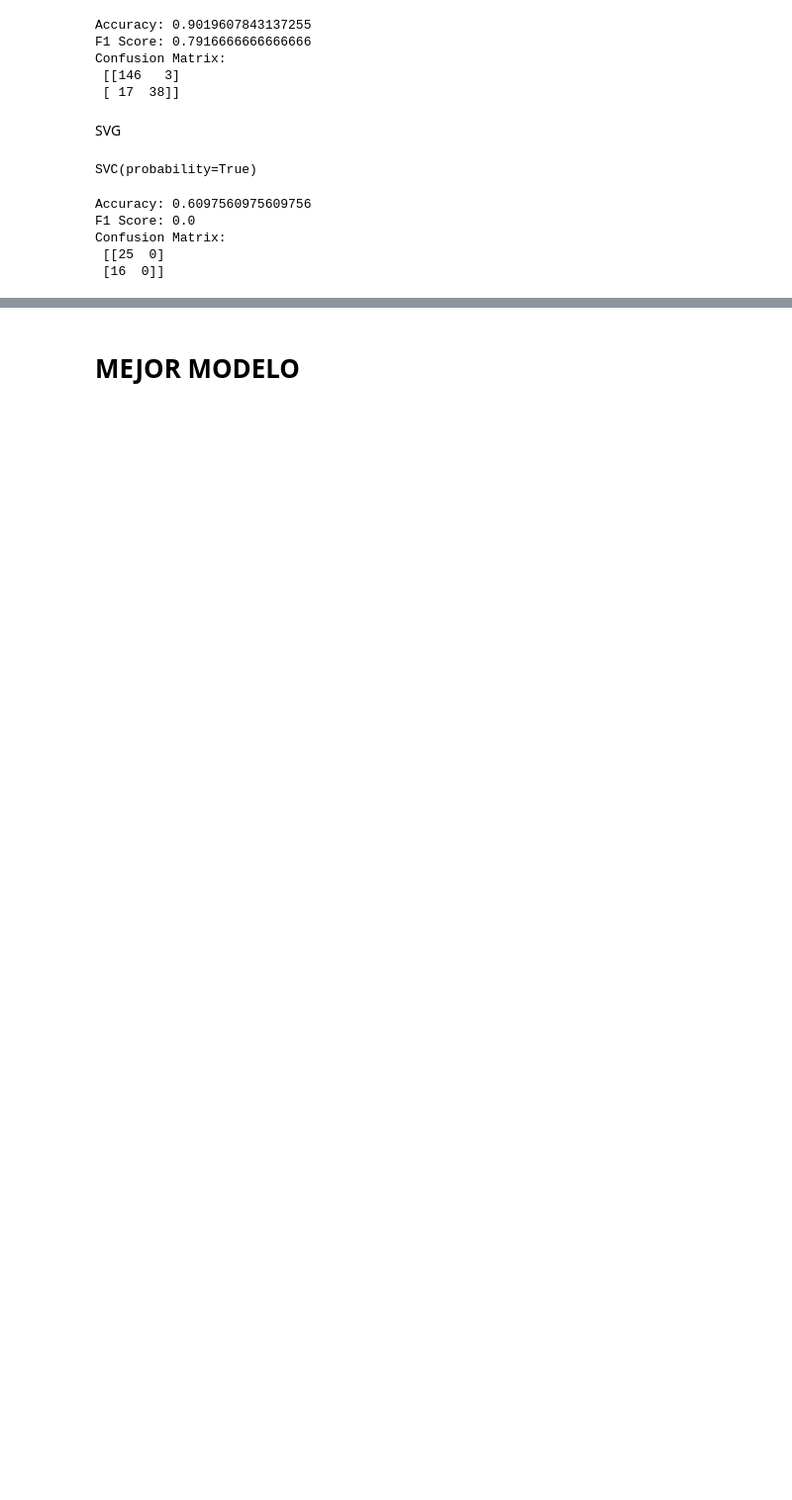
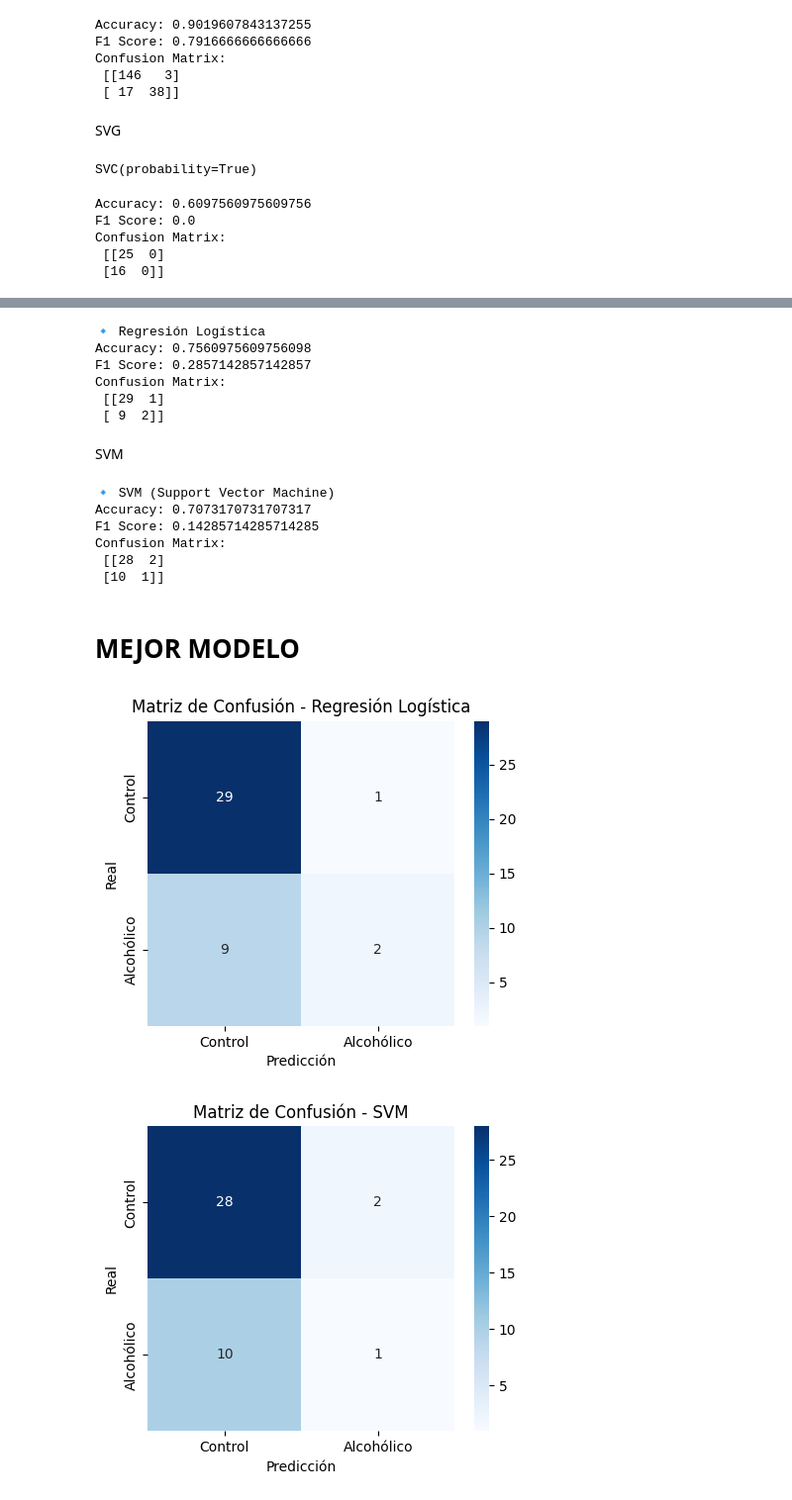
Before and after one commit to Jyns123/MachineLearning, a Jupyter notebook: ML.ipynb, the cells around one changed output, grey strips where cells are left out. Shown: that part at 99% size. Saved outputs shown, nothing was run; the diff lists cells and outputs as text; code cells hidden in the pictures; blank space fills up the shorter version.

Commit message:
Regresión logítica y svg

```diff
--- a/ML.ipynb
+++ b/ML.ipynb
@@ -295,2 +312,76 @@ Confusion Matrix:
+# %%
+from sklearn.model_selection import train_test_split
+
+X_train_r, X_test_r, y_train_r, y_test_r = train_test_split(
+    X_reduced, y, test_size=0.2, random_state=42)
+# %%
+from sklearn.linear_model import LogisticRegression
+from sklearn.metrics import accuracy_score, confusion_matrix, f1_score
+
+# Modelo
+lr = LogisticRegression(max_iter=1000)
+lr.fit(X_train_r, y_train_r)
+
+# Predicción
+y_pred_lr = lr.predict(X_test_r)
+
+# Métricas
+print("🔹 Regresión Logística")
+print("Accuracy:", accuracy_score(y_test_r, y_pred_lr))
+print("F1 Score:", f1_score(y_test_r, y_pred_lr))
+print("Confusion Matrix:\n", confusion_matrix(y_test_r, y_pred_lr))
+# %% [output]
+🔹 Regresión Logística
+Accuracy: 0.7560975609756098
+F1 Score: 0.2857142857142857
+Confusion Matrix:
+ [[29  1]
+ [ 9  2]]
+# %% [markdown]
+SVM
+# %%
+from sklearn.svm import SVC
+
+# Modelo
+svm = SVC(kernel='rbf', probability=True)
+svm.fit(X_train_r, y_train_r)
+
+# Predicción
+y_pred_svm = svm.predict(X_test_r)
+
+# Métricas
+print("\n🔹 SVM (Support Vector Machine)")
+print("Accuracy:", accuracy_score(y_test_r, y_pred_svm))
+print("F1 Score:", f1_score(y_test_r, y_pred_svm))
+print("Confusion Matrix:\n", confusion_matrix(y_test_r, y_pred_svm))
+# %% [output]
+🔹 SVM (Support Vector Machine)
+Accuracy: 0.7073170731707317
+F1 Score: 0.14285714285714285
+Confusion Matrix:
+ [[28  2]
+ [10  1]]
 # %% [markdown]
 # MEJOR MODELO
+# %%
+import matplotlib.pyplot as plt
+import seaborn as sns
+from sklearn.metrics import confusion_matrix
+
+def plot_conf_matrix(y_true, y_pred, title):
+    cm = confusion_matrix(y_true, y_pred)
+    plt.figure(figsize=(5,4))
+    sns.heatmap(cm, annot=True, fmt='d', cmap='Blues', xticklabels=["Control", "Alcohólico"], yticklabels=["Control", "Alcohólico"])
+    plt.xlabel('Predicción')
+    plt.ylabel('Real')
+    plt.title(title)
+    plt.show()
+
+# Para regresión logística
+plot_conf_matrix(y_test_r, y_pred_lr, "Matriz de Confusión - Regresión Logística")
+
+# Para SVM
+plot_conf_matrix(y_test_r, y_pred_svm, "Matriz de Confusión - SVM")
+# %% [output]
+[figure, added]
+[figure, added]
```
Also changed, not shown: parts of 2 cells of this notebook.
